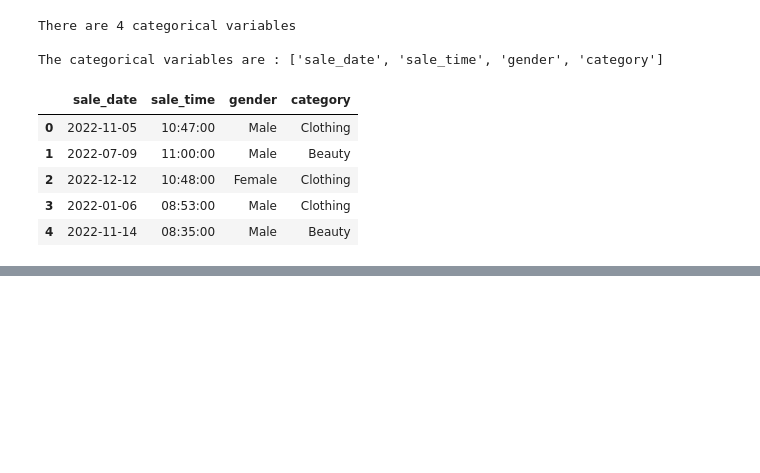
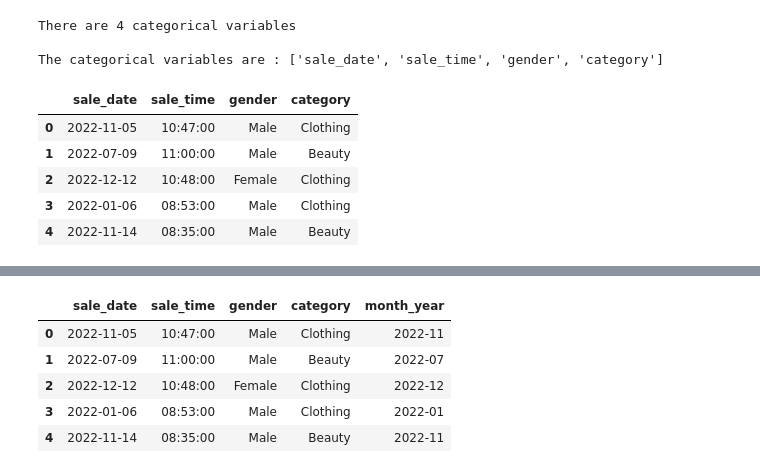
Before and after one commit to victormuuo07/Sales-Prediction-Model, a Jupyter notebook: index.ipynb, the cells around one changed output, grey strips where cells are left out. Drawn from its saved outputs; the diff is of its cells as text; code cells hidden in the pictures; blank space fills up the shorter version.

```diff
--- a/index.ipynb
+++ b/index.ipynb
@@ -70,0 +208,9 @@ df_categorical.head()
+# %%
+df_categorical.head()
+# %% [output]
+|  | sale_date | sale_time | gender | category | month_year |
+| 0 | 2022-11-05 | 10:47:00 | Male | Clothing | 2022-11 |
+| 1 | 2022-07-09 | 11:00:00 | Male | Beauty | 2022-07 |
+| 2 | 2022-12-12 | 10:48:00 | Female | Clothing | 2022-12 |
+| 3 | 2022-01-06 | 08:53:00 | Male | Clothing | 2022-01 |
+| 4 | 2022-11-14 | 08:35:00 | Male | Beauty | 2022-11 |
```
Also changed, not shown: parts of 20 cells of this notebook.
